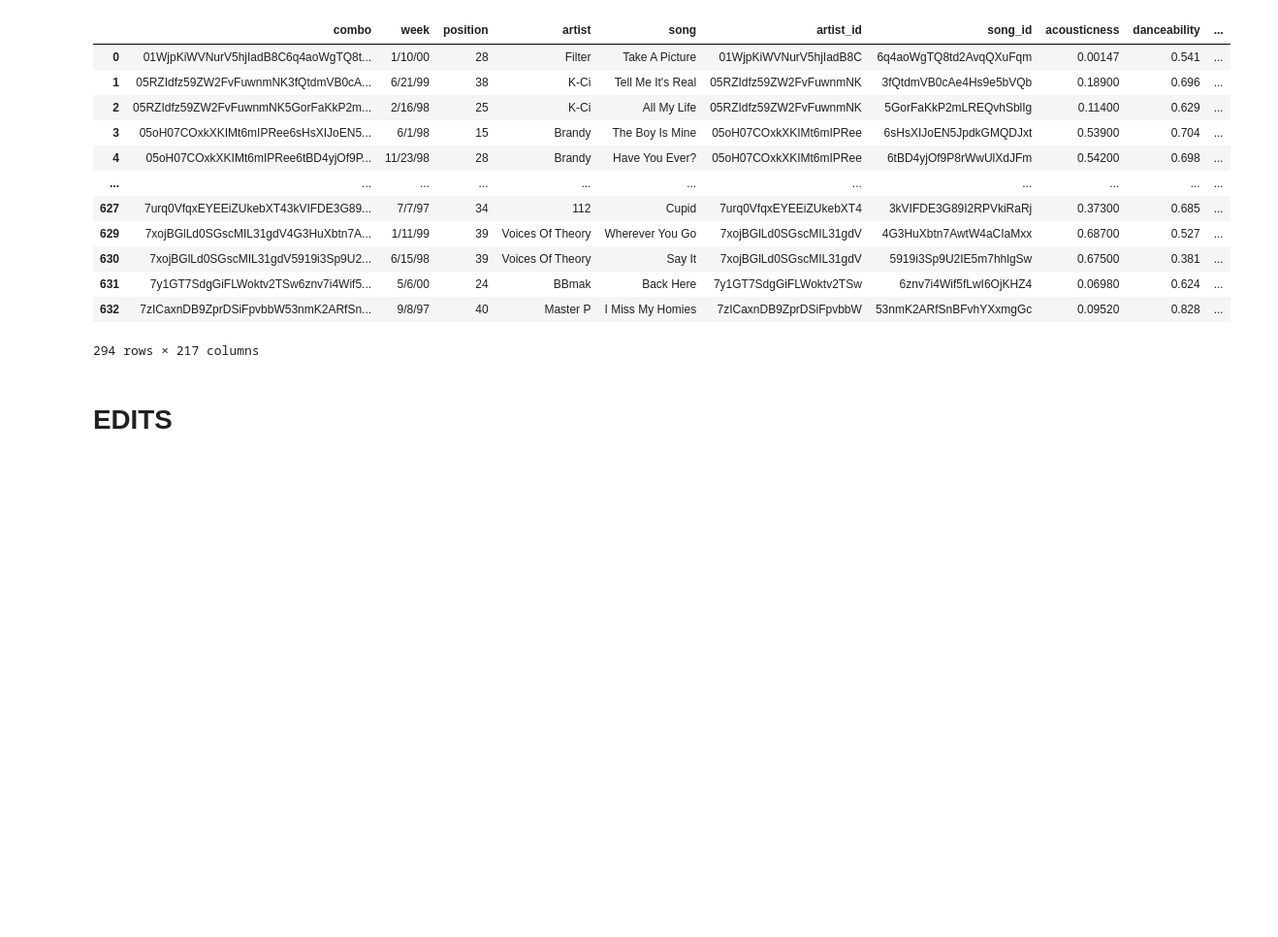
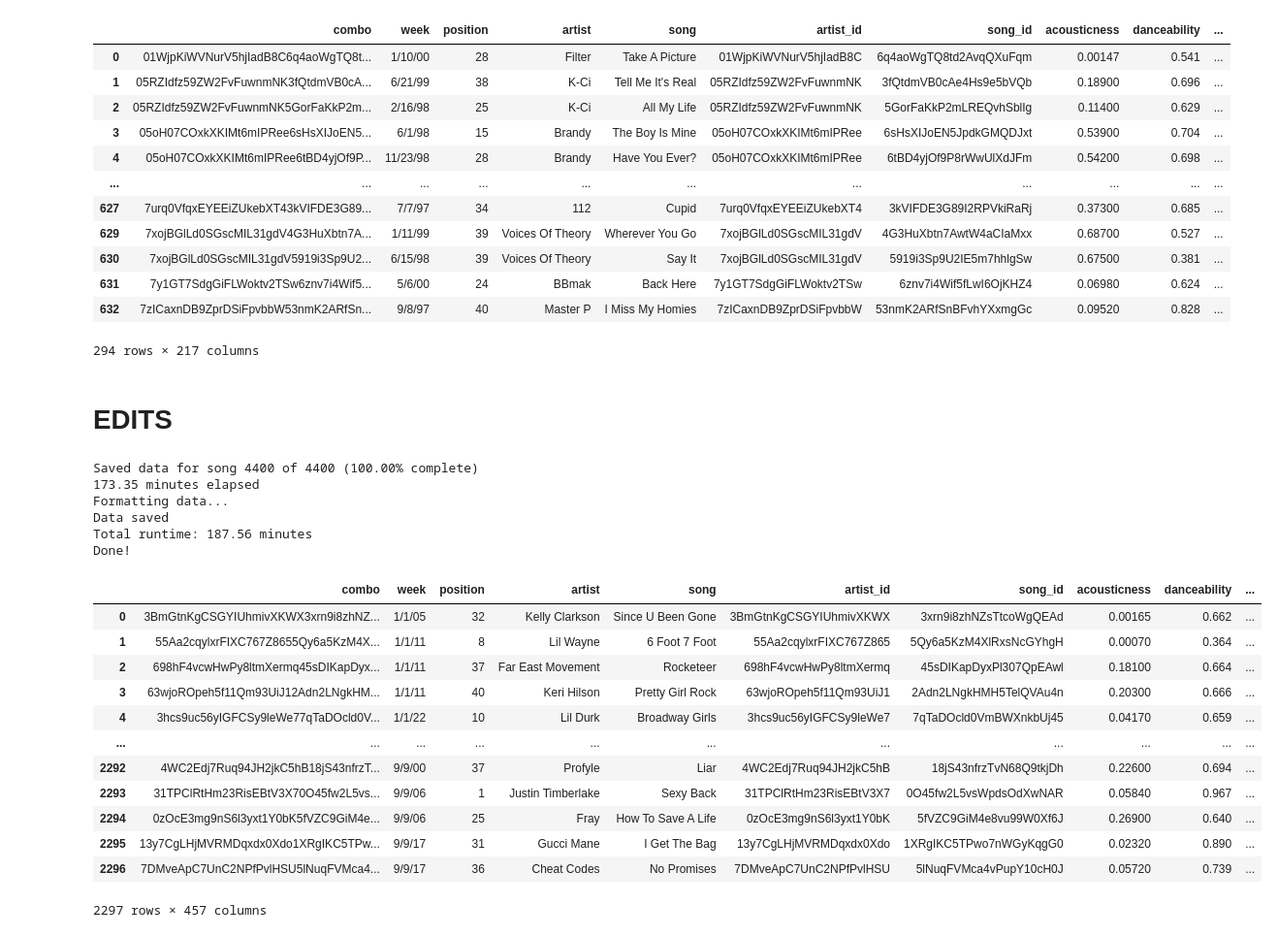
Before and after one commit to ariana94/Audio-Feature-API-Analyis-, a Jupyter notebook: 01_APIs/get_top40_audio_features.ipynb, the cells around one changed output. Shown at 97% size. Drawn from its saved outputs; the diff is of its cells as text; code cells hidden in the pictures; blank space fills up the shorter version.

Commit message:
larger sample of audio data

```diff
--- a/01_APIs/get_top40_audio_features.ipynb
+++ b/01_APIs/get_top40_audio_features.ipynb
@@ -706,7 +766,7 @@ Name: 5, dtype: object
 # %%
 base_url = 'https://api.spotify.com/v1/'
 
-query = f'search?q=artist:Torrey%20Carter&type=artist&limit=5'
-robyn_search_results = requests.get(base_url + query, headers=headers).json()
+query = f'search?q=artist:Jewel&type=artist&limit=5'
+robyn_search_results = requests.get(base_url + query, headers=get_non_track_tokens(0)).json()
 robyn_search_results
 # %% [output]
@@ -750,7 +810,7 @@ robyn_search_results['artists']['items']
 # %%
 # save all IDs from artist search results
 id_list = []
-chart_entry = {'artist':'Torrey Carter', 'song':'Take That'}
+chart_entry = {'artist':'Jewel', 'song':'You Were Meant For Me'}
 #for result in artist_search_results['artists']['items']:
 for result in robyn_search_results['artists']['items']:
     artist_id = result['id']
@@ -763,7 +823,7 @@ hit_list = []
 for artist in id_list:
 
     artist_hits = requests.get(base_url + 'artists/' + artist + '/top-tracks?market=US',
-                               headers=headers).json()
+                               headers=get_non_track_tokens(1)).json()
     hit_list.append(artist_hits)
     chart_entry['hit_list'] = hit_list
 # %%
@@ -856,7 +916,7 @@ if chart_entry['artist_uri'] != 'NA':
     song_id = re.search('(?:spotify:track:)(\w+)', chart_entry['song_uri']).group(1)
     chart_entry['song_id'] = song_id
     # API call
-    audio = requests.get(base_url + 'audio-features/' + song_id, headers=headers).json()
+    audio = requests.get(base_url + 'audio-features/' + song_id, headers=get_non_track_tokens(2)).json()
 
     # save audio features to their respective lists
     chart_entry['acousticness'] = audio['acousticness']
@@ -1706,3 +1780,28 @@ def top40_dict(dfin):
 
     # return the dataframe
     return output_df, failed_charts;
+# %%
+try40, try40_failed = top40_dict(top40_df)
+# %% [output]
+Saved data for song 4400 of 4400 (100.00% complete)
+173.35 minutes elapsed
+Formatting data...
+Data saved
+Total runtime: 187.56 minutes
+Done!
+# %%
+try40.to_csv
+# %% [output]
+|  | combo | week | position | artist | song | artist_id | song_id | acousticness | danceability | ... |
+| 0 | 3BmGtnKgCSGYIUhmivXKWX3xrn9i8zhNZ... | 1/1/05 | 32 | Kelly Clarkson | Since U Been Gone | 3BmGtnKgCSGYIUhmivXKWX | 3xrn9i8zhNZsTtcoWgQEAd | 0.00165 | 0.662 | ... |
+| 1 | 55Aa2cqylxrFIXC767Z8655Qy6a5KzM4X... | 1/1/11 | 8 | Lil Wayne | 6 Foot 7 Foot | 55Aa2cqylxrFIXC767Z865 | 5Qy6a5KzM4XlRxsNcGYhgH | 0.00070 | 0.364 | ... |
+| 2 | 698hF4vcwHwPy8ltmXermq45sDIKapDyx... | 1/1/11 | 37 | Far East Movement | Rocketeer | 698hF4vcwHwPy8ltmXermq | 45sDIKapDyxPl307QpEAwl | 0.18100 | 0.664 | ... |
+| 3 | 63wjoROpeh5f11Qm93UiJ12Adn2LNgkHM... | 1/1/11 | 40 | Keri Hilson | Pretty Girl Rock | 63wjoROpeh5f11Qm93UiJ1 | 2Adn2LNgkHMH5TelQVAu4n | 0.20300 | 0.666 | ... |
+| 4 | 3hcs9uc56yIGFCSy9leWe77qTaDOcld0V... | 1/1/22 | 10 | Lil Durk | Broadway Girls | 3hcs9uc56yIGFCSy9leWe7 | 7qTaDOcld0VmBWXnkbUj45 | 0.04170 | 0.659 | ... |
+| ... | ... | ... | ... | ... | ... | ... | ... | ... | ... | ... |
+| 2292 | 4WC2Edj7Ruq94JH2jkC5hB18jS43nfrzT... | 9/9/00 | 37 | Profyle | Liar | 4WC2Edj7Ruq94JH2jkC5hB | 18jS43nfrzTvN68Q9tkjDh | 0.22600 | 0.694 | ... |
+| 2293 | 31TPClRtHm23RisEBtV3X70O45fw2L5vs... | 9/9/06 | 1 | Justin Timberlake | Sexy Back | 31TPClRtHm23RisEBtV3X7 | 0O45fw2L5vsWpdsOdXwNAR | 0.05840 | 0.967 | ... |
+| 2294 | 0zOcE3mg9nS6l3yxt1Y0bK5fVZC9GiM4e... | 9/9/06 | 25 | Fray | How To Save A Life | 0zOcE3mg9nS6l3yxt1Y0bK | 5fVZC9GiM4e8vu99W0Xf6J | 0.26900 | 0.640 | ... |
+| 2295 | 13y7CgLHjMVRMDqxdx0Xdo1XRgIKC5TPw... | 9/9/17 | 31 | Gucci Mane | I Get The Bag | 13y7CgLHjMVRMDqxdx0Xdo | 1XRgIKC5TPwo7nWGyKqgG0 | 0.02320 | 0.890 | ... |
+| 2296 | 7DMveApC7UnC2NPfPvlHSU5lNuqFVMca4... | 9/9/17 | 36 | Cheat Codes | No Promises | 7DMveApC7UnC2NPfPvlHSU | 5lNuqFVMca4vPupY10cH0J | 0.05720 | 0.739 | ... |
+2297 rows × 457 columns
```
Also changed, not shown: parts of 17 cells of this notebook, 2 other files.
